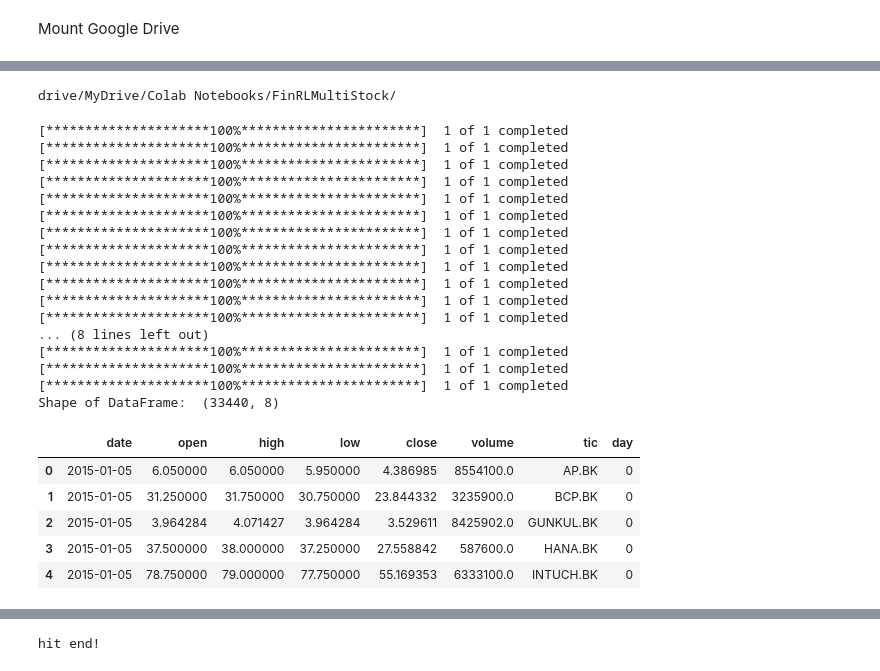
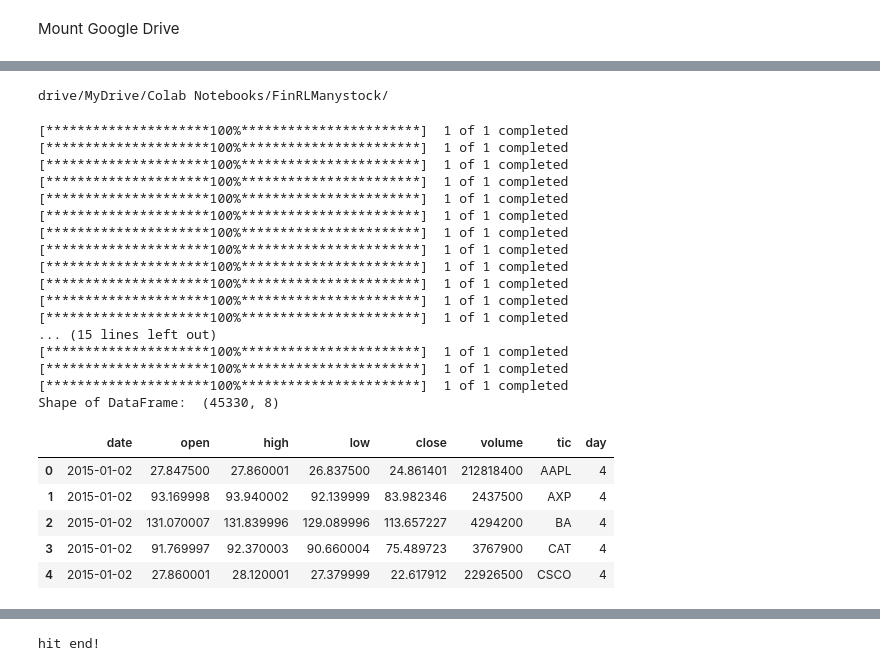
Before and after one commit to krisadas/finrl-multiple, a Jupyter notebook: FinRLManystock.ipynb, the cells around one changed output, grey strips where cells are left out. Cells and saved outputs as stored; diff of their text form; code cells hidden in the pictures.

```diff
--- a/FinRLManystock.ipynb
+++ b/FinRLManystock.ipynb
@@ -118,5 +84,5 @@ Requirement already satisfied: chardet<4,>=3.0.2 in /usr/local/lib/python3.7/dis
 # %%
-PATH_TO_MODEL_DIR = 'drive/MyDrive/Colab Notebooks/FinRLMultiStock/'
+PATH_TO_MODEL_DIR = 'drive/MyDrive/Colab Notebooks/FinRLManystock/'
 print(PATH_TO_MODEL_DIR)
 
 import os
@@ -129,45 +95,39 @@ if not os.path.exists(PATH_TO_MODEL_DIR + config.TENSORBOARD_LOG_DIR):
 if not os.path.exists(PATH_TO_MODEL_DIR + config.RESULTS_DIR):
     os.makedirs(PATH_TO_MODEL_DIR + config.RESULTS_DIR)
 # %% [output]
-drive/MyDrive/Colab Notebooks/FinRLMultiStock/
+drive/MyDrive/Colab Notebooks/FinRLManystock/
 # %%
-dow_30_ticker = ['AAPL','MSFT','JPM','V','RTX','PG','GS','NKE','DIS','AXP']#,
-                 #'HD','INTC','WMT','IBM','MRK','UNH','KO','CAT','TRV','JNJ',
-                  #'CVX','MCD','VZ','CSCO','XOM','BA','MMM','PFE','WBA','DD']
-set_ticker=['PTT.BK','HANA.BK','IVL.BK','KBANK.BK','KKP.BK','KTB.BK','LH.BK',
-           'INTUCH.BK','AP.BK','BCP.BK','GUNKUL.BK',
-           'MAJOR.BK','MBK.BK','ORI.BK','PTTEP.BK','PTTGC.BK',
-           'QH.BK','SCB.BK','SCC.BK','TASCO.BK', 'TCAP.BK', 'THANI.BK', 'TISCO.BK']#,
-           # 'TOP.BK', 'TPIPP.BK', 'TTW.BK', 'TVO.BK', 'WHAUP.BK']
+dow_30_ticker = ['AAPL','MSFT','JPM','V','RTX','PG','GS','NKE','DIS','AXP',
+                 'HD','INTC','WMT','IBM','MRK','UNH','KO','CAT','TRV','JNJ',
+                  'CVX','MCD','VZ','CSCO','XOM','BA','MMM','PFE','WBA','DD']
 data_df = YahooDownloader(start_date = '2015-01-01',
                           end_date = '2021-01-01',
-                          ticker_list = set_ticker).fetch_data()
-#data_df= data_df.fillna(0)
+                          ticker_list = dow_30_ticker).fetch_data()
 data_df.head()
 # %% [output]
 [*********************100%***********************]  1 of 1 completed
 [*********************100%***********************]  1 of 1 completed
 [*********************100%***********************]  1 of 1 completed
 [*********************100%***********************]  1 of 1 completed
 [*********************100%***********************]  1 of 1 completed
 [*********************100%***********************]  1 of 1 completed
 [*********************100%***********************]  1 of 1 completed
 [*********************100%***********************]  1 of 1 completed
 [*********************100%***********************]  1 of 1 completed
 [*********************100%***********************]  1 of 1 completed
 [*********************100%***********************]  1 of 1 completed
 [*********************100%***********************]  1 of 1 completed
-... (8 lines left out)
+... (15 lines left out)
 [*********************100%***********************]  1 of 1 completed
 [*********************100%***********************]  1 of 1 completed
 [*********************100%***********************]  1 of 1 completed
-Shape of DataFrame:  (33440, 8)
+Shape of DataFrame:  (45330, 8)
 |  | date | open | high | low | close | volume | tic | day |
-| 0 | 2015-01-05 | 6.050000 | 6.050000 | 5.950000 | 4.386985 | 8554100.0 | AP.BK | 0 |
-| 1 | 2015-01-05 | 31.250000 | 31.750000 | 30.750000 | 23.844332 | 3235900.0 | BCP.BK | 0 |
-| 2 | 2015-01-05 | 3.964284 | 4.071427 | 3.964284 | 3.529611 | 8425902.0 | GUNKUL.BK | 0 |
-| 3 | 2015-01-05 | 37.500000 | 38.000000 | 37.250000 | 27.558842 | 587600.0 | HANA.BK | 0 |
-| 4 | 2015-01-05 | 78.750000 | 79.000000 | 77.750000 | 55.169353 | 6333100.0 | INTUCH.BK | 0 |
+| 0 | 2015-01-02 | 27.847500 | 27.860001 | 26.837500 | 24.861401 | 212818400 | AAPL | 4 |
+| 1 | 2015-01-02 | 93.169998 | 93.940002 | 92.139999 | 83.982346 | 2437500 | AXP | 4 |
+| 2 | 2015-01-02 | 131.070007 | 131.839996 | 129.089996 | 113.657227 | 4294200 | BA | 4 |
+| 3 | 2015-01-02 | 91.769997 | 92.370003 | 90.660004 | 75.489723 | 3767900 | CAT | 4 |
+| 4 | 2015-01-02 | 27.860001 | 28.120001 | 27.379999 | 22.617912 | 22926500 | CSCO | 4 |
 # %%
 tech_indicator_list=config.TECHNICAL_INDICATORS_LIST
 ## you can add more technical indicators
```
Also changed, not shown: parts of 15 cells of this notebook.
